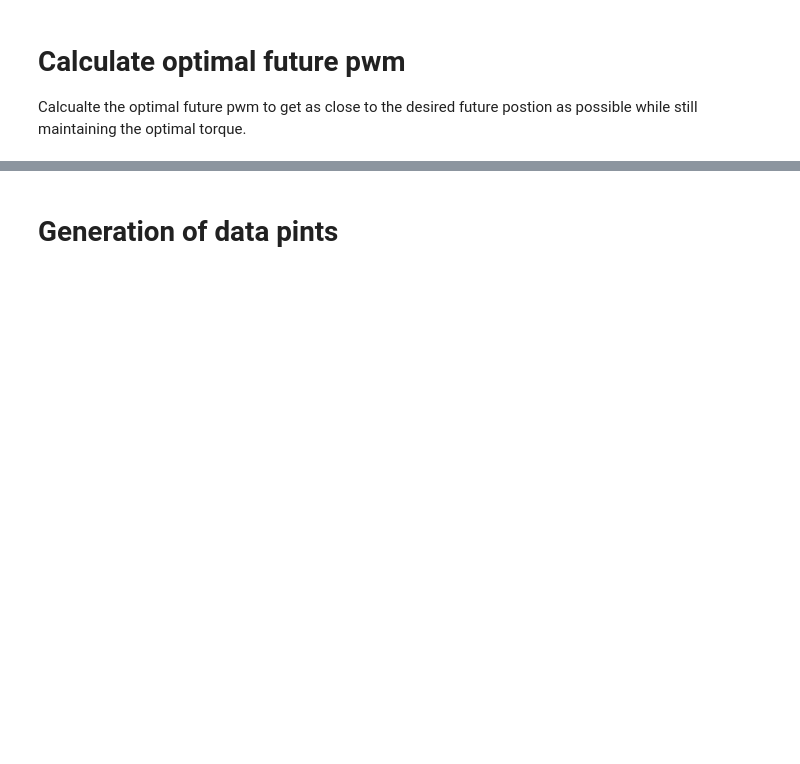
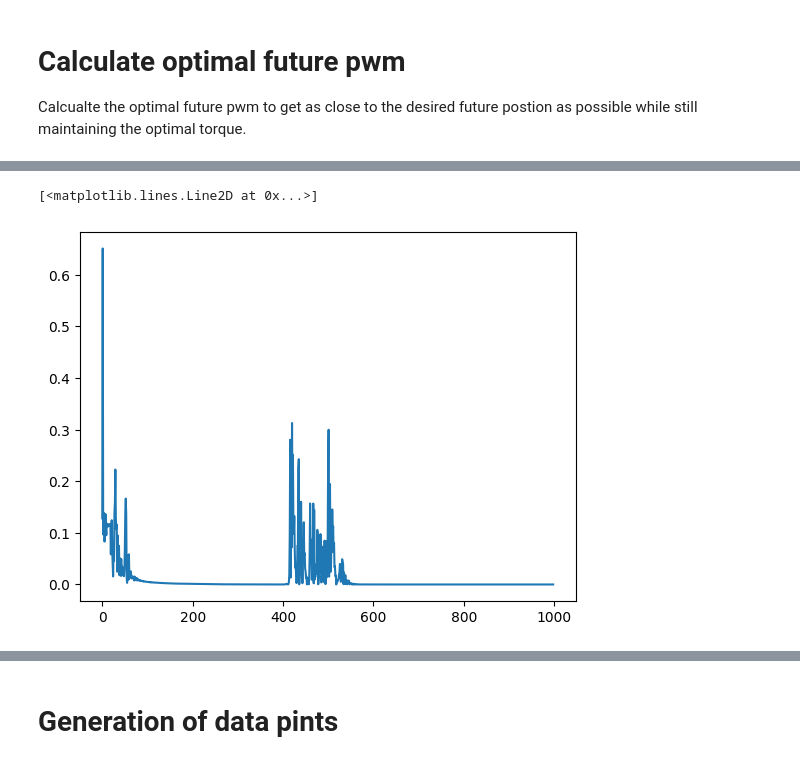
Before and after one commit to Roboy/neural-tendon-control, a Jupyter notebook: controllers/nn_1/dev/ctrl_model/generation_of_ctrl_model_dataset.ipynb, the cells around one changed output, grey strips where cells are left out. Drawn from its saved outputs; the diff is of its cells as text; code cells hidden in the pictures; blank space fills up the shorter version.

```diff
--- a/controllers/nn_1/dev/ctrl_model/generation_of_ctrl_model_dataset.ipynb
+++ b/controllers/nn_1/dev/ctrl_model/generation_of_ctrl_model_dataset.ipynb
@@ -137,13 +179,10 @@ def calc_optim_future_input(
 # %%
-past_inputs, past_outputs, past_interals, future_inputs, future_outputs, future_interals = next(iter(ar_dataloader))
-_, _, _, _, desired_future_outputs, _ = next(iter(ar_dataloader))
 
-
-future_optimized_inputs, future_infered_outputs, future_infered_interals = calc_optim_future_input(
+future_optimized_inputs, future_infered_outputs, future_infered_interals, loss_change_list, angle_error = calc_optim_future_input(
     past_inputs,
     past_outputs,
     past_interals,
     desired_future_outputs,
     cost_threshold=0.005,
-    max_iterations=200,
+    max_iterations=1000,
 )
@@ -183,0 +225,10 @@ plt.show()
+# %%
+# plot loss change
+loss_change_list = [x.detach().numpy() for x in loss_change_list]
+# %%
+# Plot loss change
+plt.figure()
+plt.plot(loss_change_list)
+# %% [output]
+[<matplotlib.lines.Line2D at 0x...>]
+[figure, added]
```
Also changed, not shown: parts of 12 cells of this notebook.
